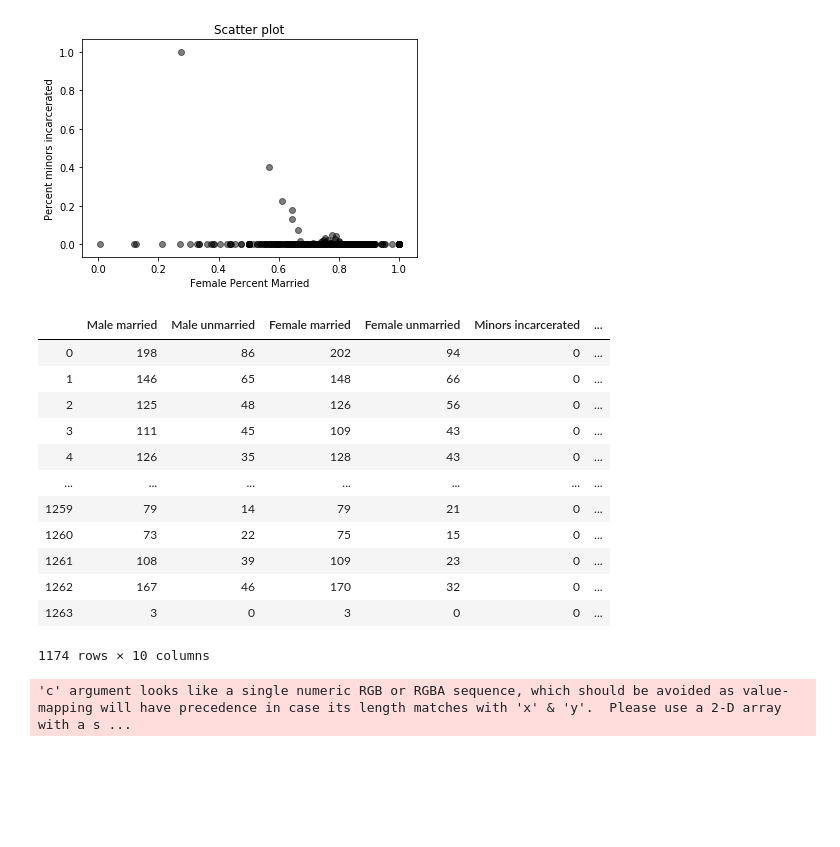
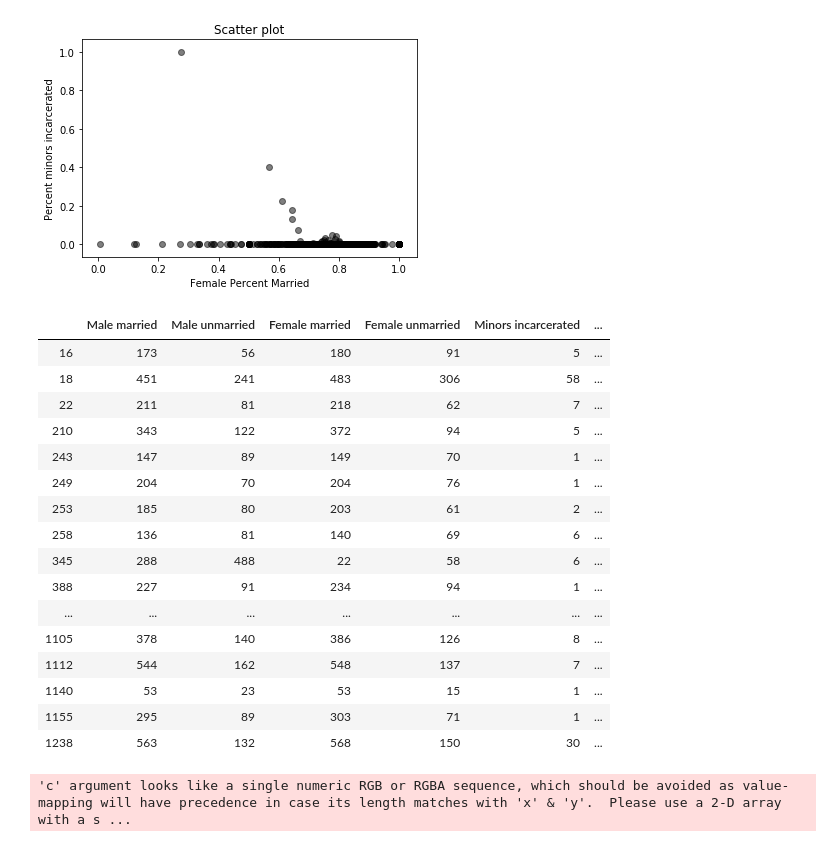
Before and after one commit to MangoOverlord/DataHacks2020, a Jupyter notebook: Dataset/CountingBlocks.ipynb, the cells around one changed output. Drawn from its saved outputs; the diff is of its cells as text; code cells hidden in the pictures; blank space fills up the shorter version.

```diff
--- a/Dataset/CountingBlocks.ipynb
+++ b/Dataset/CountingBlocks.ipynb
@@ -282,21 +292,26 @@ plt.show()
 [figure]
 # %%
 totaldata["Percent minors incarcerated"] = totaldata["Percent minors incarcerated"].replace(0, np.nan)
+totaldata = totaldata.dropna()
 totaldata
 # %% [output]
 |  | Male married | Male unmarried | Female married | Female unmarried | Minors incarcerated | ... |
-| 0 | 198 | 86 | 202 | 94 | 0 | ... |
-| 1 | 146 | 65 | 148 | 66 | 0 | ... |
-| 2 | 125 | 48 | 126 | 56 | 0 | ... |
-| 3 | 111 | 45 | 109 | 43 | 0 | ... |
-| 4 | 126 | 35 | 128 | 43 | 0 | ... |
+| 16 | 173 | 56 | 180 | 91 | 5 | ... |
+| 18 | 451 | 241 | 483 | 306 | 58 | ... |
+| 22 | 211 | 81 | 218 | 62 | 7 | ... |
+| 210 | 343 | 122 | 372 | 94 | 5 | ... |
+| 243 | 147 | 89 | 149 | 70 | 1 | ... |
+| 249 | 204 | 70 | 204 | 76 | 1 | ... |
+| 253 | 185 | 80 | 203 | 61 | 2 | ... |
+| 258 | 136 | 81 | 140 | 69 | 6 | ... |
+| 345 | 288 | 488 | 22 | 58 | 6 | ... |
+| 388 | 227 | 91 | 234 | 94 | 1 | ... |
 | ... | ... | ... | ... | ... | ... | ... |
-| 1259 | 79 | 14 | 79 | 21 | 0 | ... |
-| 1260 | 73 | 22 | 75 | 15 | 0 | ... |
-| 1261 | 108 | 39 | 109 | 23 | 0 | ... |
-| 1262 | 167 | 46 | 170 | 32 | 0 | ... |
-| 1263 | 3 | 0 | 3 | 0 | 0 | ... |
+| 1105 | 378 | 140 | 386 | 126 | 8 | ... |
+| 1112 | 544 | 162 | 548 | 137 | 7 | ... |
+| 1140 | 53 | 23 | 53 | 15 | 1 | ... |
+| 1155 | 295 | 89 | 303 | 71 | 1 | ... |
+| 1238 | 563 | 132 | 568 | 150 | 30 | ... |
-1174 rows × 10 columns
 # %%
 plt.scatter(totaldata["Female Percent Married"], totaldata["Percent minors incarcerated"], c=(0,0,0), alpha=0.5)
 plt.title('Scatter plot')
```
Also changed, not shown: parts of 9 cells of this notebook.
